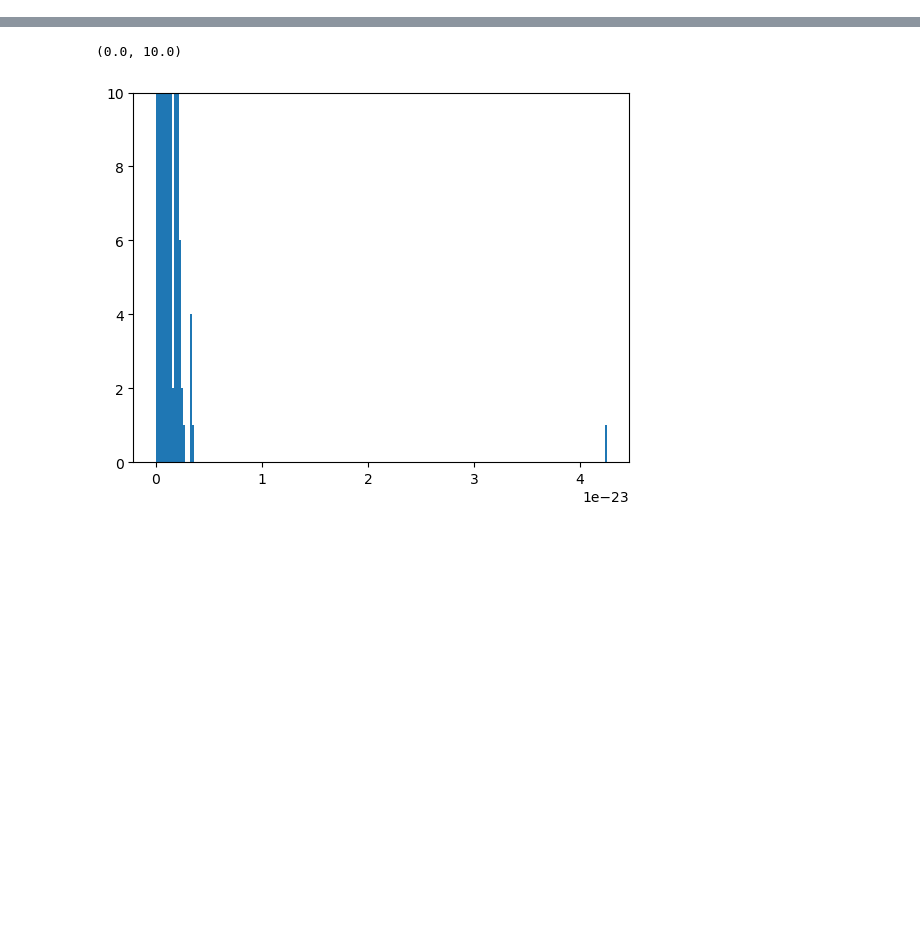
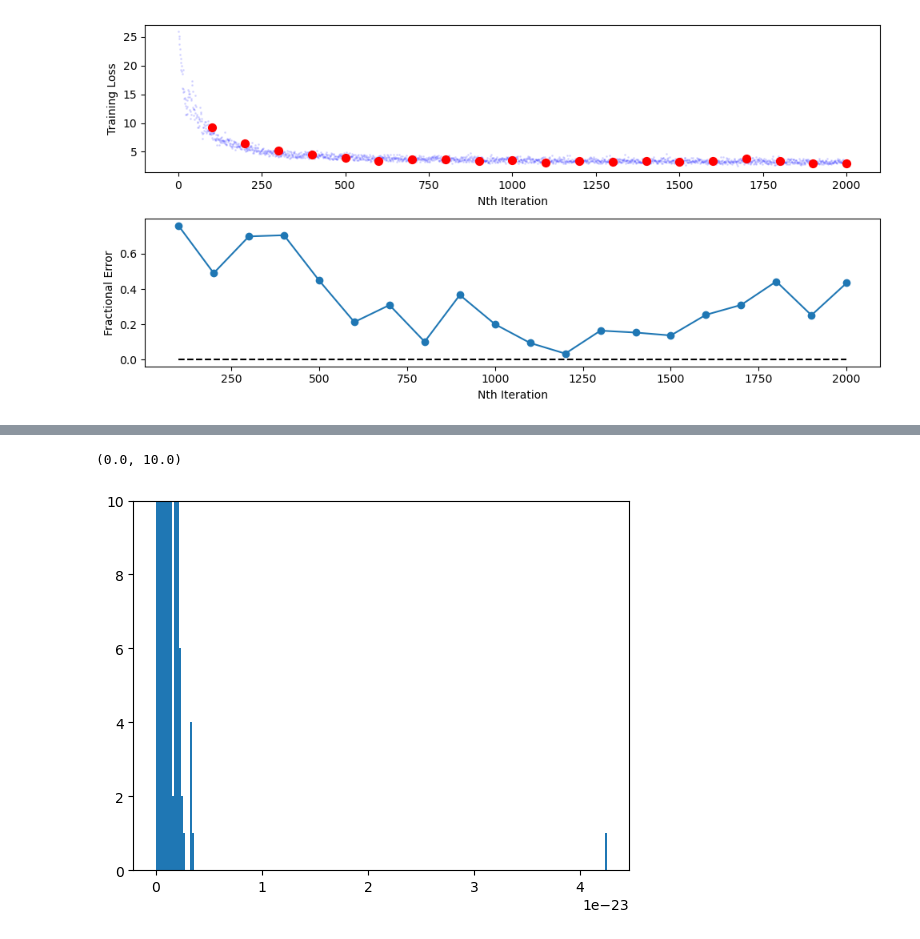
Before and after one commit to JosephRRB/GFlowNets_on_SpinFoams, a Jupyter notebook: GFlowNet Experiments on SpinFoams.ipynb, the cells around one changed output, grey strips where cells are left out. Saved outputs shown, nothing was run; the diff lists cells and outputs as text; code cells hidden in the pictures; blank space fills up the shorter version.

```diff
--- a/GFlowNet Experiments on SpinFoams.ipynb
+++ b/GFlowNet Experiments on SpinFoams.ipynb
@@ -6,11 +6,11 @@ grid_length = 8
 
 runner = Runner(
     grid_length=grid_length,
-    main_layer_hidden_nodes=(30, 20),
+    main_layer_hidden_nodes=(80, 80, 20, 20),
     branch1_hidden_nodes=(),
     branch2_hidden_nodes=(),
     activation="swish",
-    exploration_rate=0.01,
+    exploration_rate=0.5,
     learning_rate=0.01,
     environment_mode="spinfoam_vertex"
 )
@@ -19,0 +52,44 @@ To enable them in other operations, rebuild TensorFlow with the appropriate comp
+# %%
+import numpy as np
+
+training_iterations = np.arange(n_iterations) + 1
+evaluation_iterations = np.arange(
+    evaluate_every_n_iterations,
+    n_iterations+1,
+    evaluate_every_n_iterations
+)
+
+training_losses = ave_losses.numpy()
+
+observables = agent_obss.numpy()
+theoretical_obs = runner.env.theoretical_ave_dihedral_angle.numpy()
+# %%
+import matplotlib.pyplot as plt
+
+def plot_results(
+    train_iters, eval_iters, losses, obs, theo_obs, figsize=(10, 5)
+):
+    fig, ax = plt.subplots(2, 1, figsize=figsize)
+
+    ax[0].scatter(train_iters, losses, marker='.', alpha=0.1, c='b', s=5)
+    ax[0].scatter(eval_iters, losses[eval_iters-1], marker='o', c='r', s=50)
+    ax[0].set_ylabel('Training Loss')
+    ax[0].set_xlabel('Nth Iteration')
+
+    frac_error = np.abs(obs - theo_obs) / np.abs(theo_obs)
+
+    ax[1].plot(eval_iters, frac_error, marker='o')
+    ax[1].hlines(
+        0, eval_iters[0], eval_iters[-1], linestyles='dashed', colors='k'
+    )
+    ax[1].set_ylabel('Fractional Error')
+    ax[1].set_xlabel('Nth Iteration')
+
+    plt.tight_layout()
+
+plot_results(
+    training_iterations, evaluation_iterations, training_losses,
+    observables, theoretical_obs
+)
+# %% [output]
+[figure, added]
```
Also changed, not shown: parts of 9 cells of this notebook, 1 other file.
